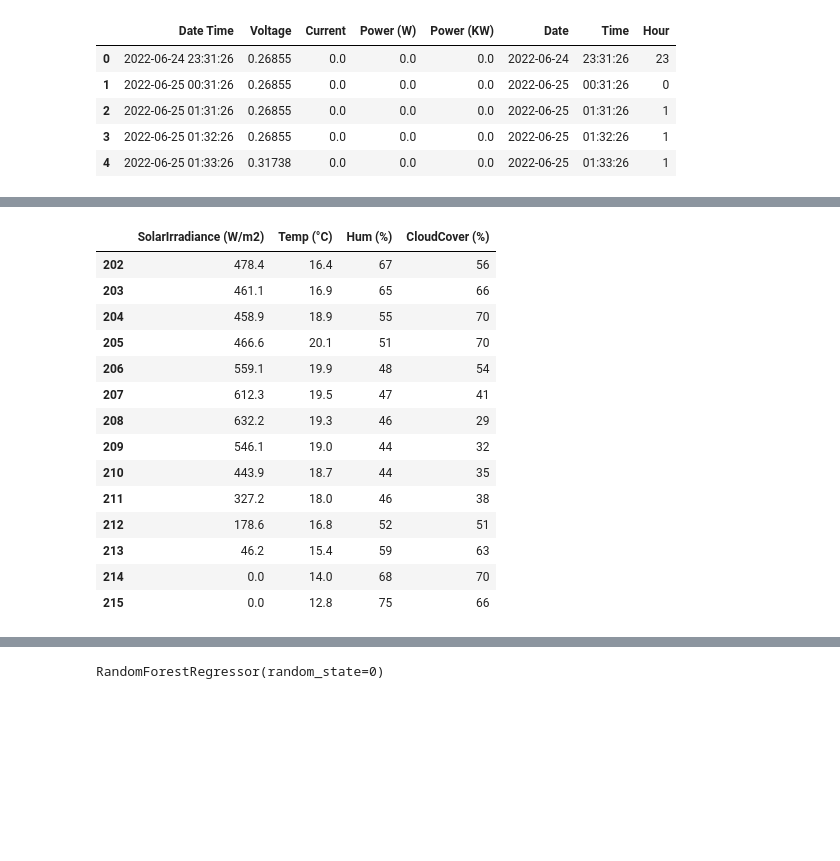
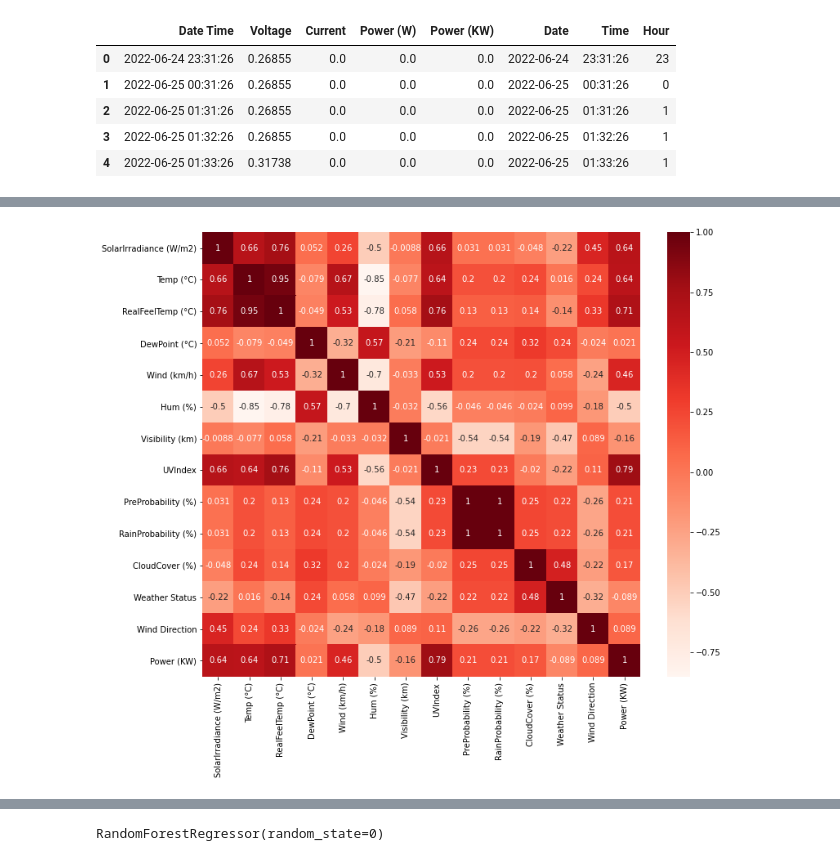
Before and after one commit to Mubeen31/solar-power-predictions, a Jupyter notebook: ML models/Random forest regression model/random forest regression model.ipynb, the cells around one changed output, grey strips where cells are left out. Saved outputs shown, nothing was run; the diff lists cells and outputs as text; code cells hidden in the pictures; blank space fills up the shorter version.

```diff
--- a/ML models/Random forest regression model/random forest regression model.ipynb
+++ b/ML models/Random forest regression model/random forest regression model.ipynb
@@ -99,24 +105,20 @@ daily_hourly_values
 # %%
 header_list = ['Date', 'Time', 'SolarIrradiance (W/m2)', 'weather status', 'Temp (°C)', 'RealFeelTemp (°C)', 'DewPoint (°C)', 'Wind (km/h)',
               'Direction', 'Hum (%)', 'Visibility (km)', 'UVIndex', 'UVIndexText', 'PreProbability (%)', 'RainProbability (%)',
               'CloudCover (%)']
 weather_data = pd.read_csv('hourly_weather_forecasted_data.csv', names = header_list, encoding= 'unicode_escape')
-weather_data.drop(['Date', 'Time', 'RealFeelTemp (°C)', 'DewPoint (°C)', 'Wind (km/h)', 'Direction', 'Visibility (km)', 'UVIndex',
-                   'UVIndexText', 'PreProbability (%)', 'RainProbability (%)', 'weather status'], axis = 1, inplace = True)
-weather_data.tail(14)
+weather_data['Weather Status'] = pd.factorize(weather_data['weather status'])[0]
+weather_data['Wind Direction'] = pd.factorize(weather_data['Direction'])[0]
+weather_data1 = weather_data[0:264]
+df1 = pd.concat([daily_hourly_values, weather_data1], axis = 1)
+re_cl = ['Date', 'Time', 'SolarIrradiance (W/m2)', 'Temp (°C)', 'RealFeelTemp (°C)', 'DewPoint (°C)', 'Wind (km/h)',
+         'Hum (%)', 'Visibility (km)', 'UVIndex', 'UVIndexText', 'PreProbability (%)', 'RainProbability (%)',
+         'CloudCover (%)', 'Weather Status', 'Wind Direction', 'Power (KW)']
+df1 = df1[re_cl]
+df1.drop(['Date', 'Date', 'Time'], axis = 1, inplace = True)
+plt.figure(figsize = (12, 10))
+cor = df1.corr()
+sns.heatmap(cor, annot = True, cmap = plt.cm.Reds)
+plt.show()
 # %% [output]
-|  | SolarIrradiance (W/m2) | Temp (°C) | Hum (%) | CloudCover (%) |
-| 202 | 478.4 | 16.4 | 67 | 56 |
-| 203 | 461.1 | 16.9 | 65 | 66 |
-| 204 | 458.9 | 18.9 | 55 | 70 |
-| 205 | 466.6 | 20.1 | 51 | 70 |
-| 206 | 559.1 | 19.9 | 48 | 54 |
-| 207 | 612.3 | 19.5 | 47 | 41 |
-| 208 | 632.2 | 19.3 | 46 | 29 |
-| 209 | 546.1 | 19.0 | 44 | 32 |
-| 210 | 443.9 | 18.7 | 44 | 35 |
-| 211 | 327.2 | 18.0 | 46 | 38 |
-| 212 | 178.6 | 16.8 | 52 | 51 |
-| 213 | 46.2 | 15.4 | 59 | 63 |
-| 214 | 0.0 | 14.0 | 68 | 70 |
-| 215 | 0.0 | 12.8 | 75 | 66 |
+[figure, added]
```
Also changed, not shown: parts of 26 cells of this notebook, 2 other files.
